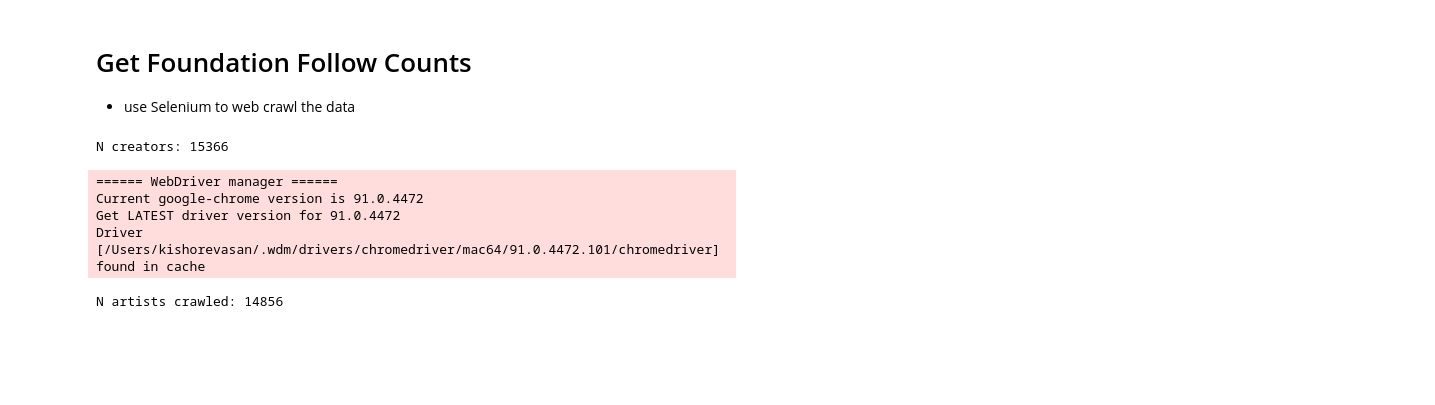
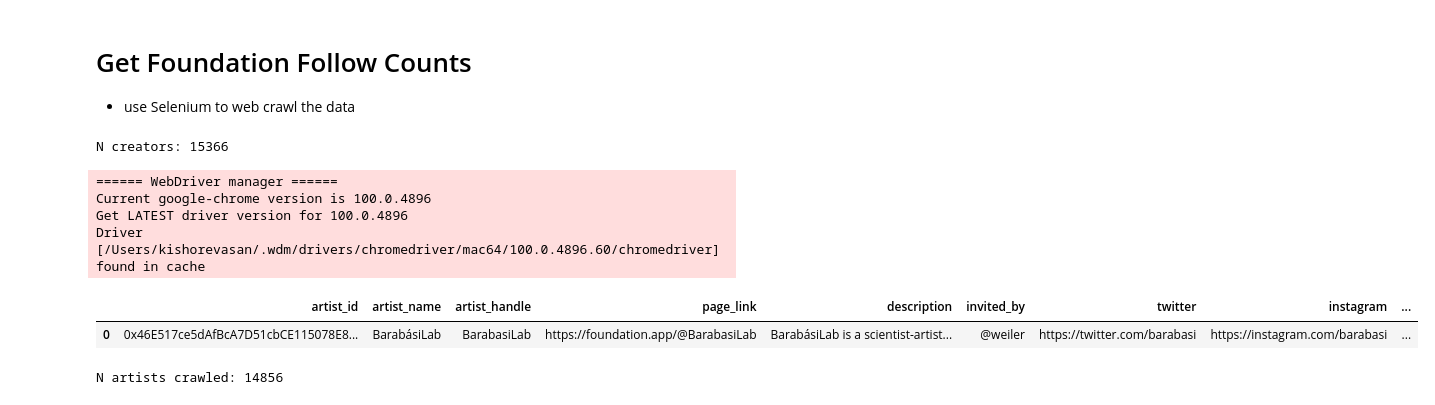
Before and after one commit to Barabasi-Lab/crypto-art, a Jupyter notebook: query_FND_graph.ipynb, the cells around one changed output. Saved outputs shown, nothing was run; the diff lists cells and outputs as text; code cells hidden in the pictures; blank space fills up the shorter version.

Commit message:
update artist metadata crawler

```diff
--- a/query_FND_graph.ipynb
+++ b/query_FND_graph.ipynb
@@ -234,8 +238,8 @@ def artist_metadata(x):
     artist_id = x
 
     # artist name
-    artist_name = driver.find_element_by_xpath('/html/body/div/div[2]/div[4]/div[1]/div[2]/div/div[1]/div[1]/div/div').text
-    artist_handle = driver.find_element_by_xpath('/html/body/div/div[2]/div[4]/div[1]/div[2]/div/div[1]/div[2]/div').text
+    artist_name = driver.find_element_by_xpath('/html/body/div/div[2]/div[3]/div[1]/div[2]/div/div[1]/h2').text
+    artist_handle = driver.find_element_by_xpath('/html/body/div/div[2]/div[3]/div[1]/div[2]/div/div[1]/div/div').text
 
     # update page link
     page_link = 'https://foundation.app/'+artist_handle
@@ -243,7 +247,7 @@ def artist_metadata(x):
     artist_handle = artist_handle[1:]
 
     # about the artist
-    about = driver.find_element_by_xpath('/html/body/div/div[2]/div[4]/div[1]/div[2]/div/div[2]/div[2]/div/div[2]/div[2]/div').text
+    about = driver.find_element_by_xpath('/html/body/div/div[2]/div[3]/div[1]/div[2]/div/div[2]/div[2]/div/div[2]/div[2]/div').text
 
     # web links
     elems = driver.find_elements_by_xpath("//a[@href]")
@@ -254,23 +258,18 @@ def artist_metadata(x):
         attr_name = elem.get_attribute("href")
         if 'instagram' in attr_name and 'foundation' not in attr_name:
             instagram_link = attr_name
-        if 'twitter' in attr_name and 'withfnd' not in attr_name:
+        if 'twitter' in attr_name and 'foundation' not in attr_name:
             twitter_link = attr_name
 
-    n_following = driver.find_element_by_xpath('/html/body/div/div[2]/div[4]/div[1]/div[2]/div/div[2]/div[1]/div[2]/div[1]/div/div[1]').text
-    n_followers = driver.find_element_by_xpath('/html/body/div/div[2]/div[4]/div[1]/div[2]/div/div[2]/div[1]/div[2]/div[2]/div/div[1]').text
+    n_following = driver.find_element_by_xpath('/html/body/div/div[2]/div[3]/div[1]/div[2]/div/div[2]/div[1]/div[2]/div[1]/div/div[1]').text
+    n_followers = driver.find_element_by_xpath('/html/body/div/div[2]/div[3]/div[1]/div[2]/div/div[2]/div[1]/div[2]/div[2]/div/div[1]').text
 
-    # get the invited artist
-    invited_artist_page = driver.find_elements_by_class_name('css-h6hd16')
-    if len(invited_artist_page)>0:
-        invited_artist_page = invited_artist_page[0].get_attribute('href')
-        invited_artist_page = list(invited_artist_page)
-        idx = len(invited_artist_page) - 1 - invited_artist_page[::-1].index('/')
-        invited_artist_name = ''.join(invited_artist_page[idx+1:])
-        invited_artist_name = invited_artist_name[1:]
-    else:
+    try:
+        invited_artist = driver.find_element_by_xpath('/html/body/div/div[2]/div[3]/div[1]/div[2]/div/div[2]/div[2]/div/div[1]/div[3]/a/div/div[1]/div[2]')
+        invited_artist_name = invited_artist.text
+
+    except:
         invited_artist_name = ''
-
 
     return pd.DataFrame({'artist_id':[x],'artist_name':[artist_name],'artist_handle':[artist_handle],
                          'page_link':[page_link],'description':[about],'invited_by':[invited_artist_name],
@@ -281,15 +280,25 @@ chrome_options = webdriver.ChromeOptions()
 prefs = {"profile.managed_default_content_settings":{"images": 0},
         "profile.default_content_settings":{"images": 0}}
 
+
 chrome_options.add_experimental_option("prefs", prefs)
+
+### ENSURE THAT THE WINDOW IS ATLEAST 920 x 920
+chrome_options.add_argument("window-size=920x920")
 
 ## web driver
 driver = webdriver.Chrome(ChromeDriverManager().install())
 # %% [output]
 ====== WebDriver manager ======
-Current google-chrome version is 91.0.4472
-Get LATEST driver version for 91.0.4472
-Driver [/Users/kishorevasan/.wdm/drivers/chromedriver/mac64/91.0.4472.101/chromedriver] found in cache
+Current google-chrome version is 100.0.4896
+Get LATEST driver version for 100.0.4896
+Driver [/Users/kishorevasan/.wdm/drivers/chromedriver/mac64/100.0.4896.60/chromedriver] found in cache
+# %%
+### example:::
+artist_metadata('0x46E517ce5dAfBcA7D51cbCE115078E82F7B74963')
+# %% [output]
+|  | artist_id | artist_name | artist_handle | page_link | description | invited_by | twitter | instagram | ... |
+| 0 | 0x46E517ce5dAfBcA7D51cbCE115078E8... | BarabásiLab | BarabasiLab | https://foundation.app/@BarabasiLab | BarabásiLab is a scientist-artist... | @weiler | https://twitter.com/barabasi | https://instagram.com/barabasi | ... |
 # %%
 #artist_metadata_df = pd.DataFrame()
 
```
Also changed, not shown: parts of 2 cells of this notebook, 1 other file.
